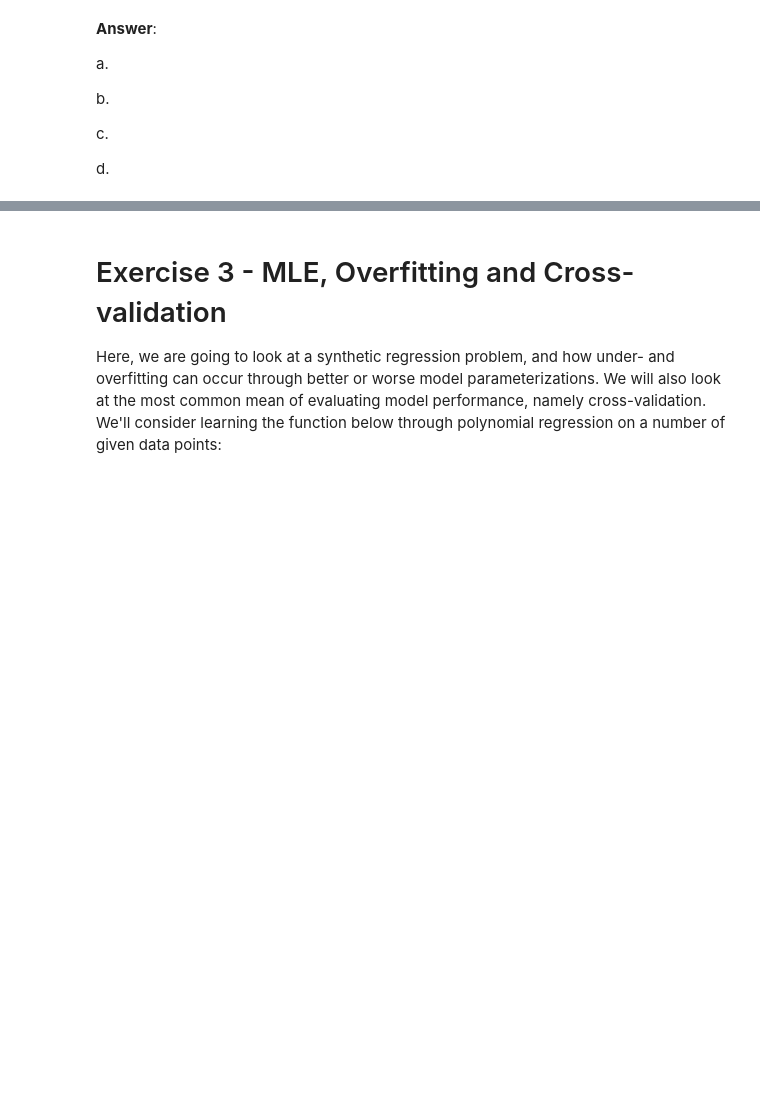
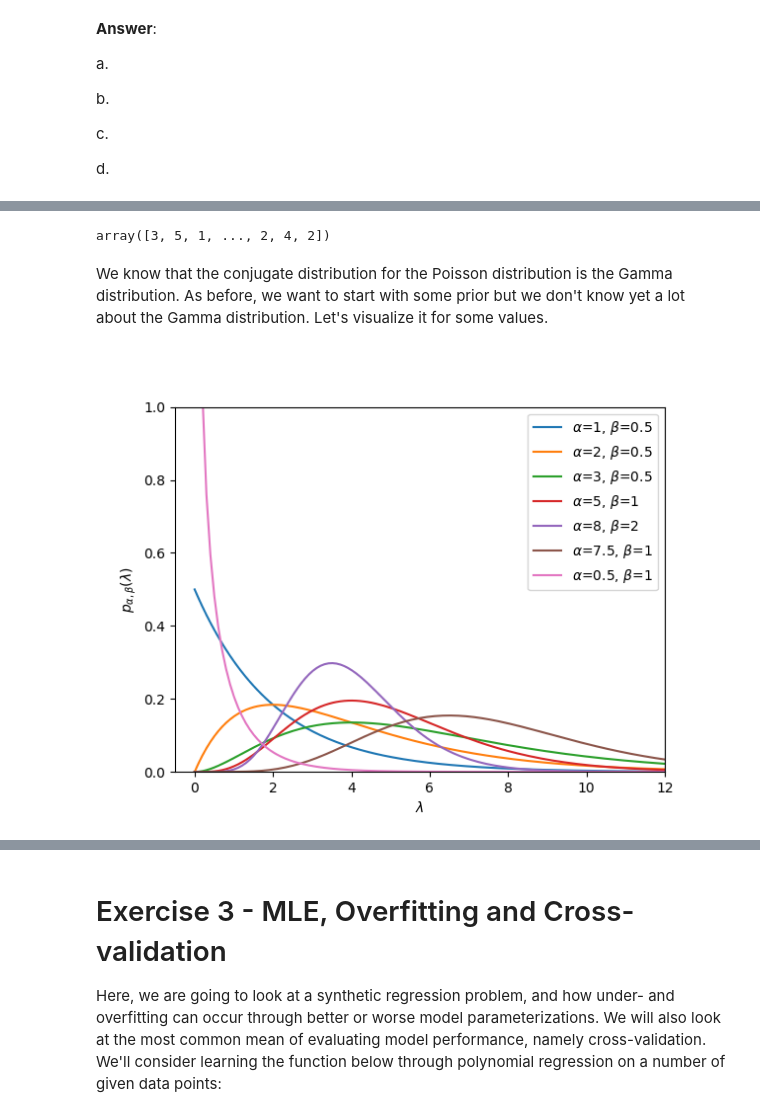
Before and after one commit to hvarfner/EDAN95-Assignment-2, a Jupyter notebook: applied_ml_assignment_2.ipynb, the cells around one changed output, grey strips where cells are left out. Saved outputs shown, nothing was run; the diff lists cells and outputs as text; code cells hidden in the pictures; blank space fills up the shorter version.

```diff
--- a/applied_ml_assignment_2.ipynb
+++ b/applied_ml_assignment_2.ipynb
@@ -397,0 +467,22 @@ d.
+# %%
+goals = df_fourth_tier["totgoal"].to_numpy()
+goals
+# %% [output]
+array([3, 5, 1, ..., 2, 4, 2])
+# %% [markdown]
+We know that the conjugate distribution for the Poisson distribution is the Gamma distribution. As before, we want to start with some prior but we don't know yet a lot about the Gamma distribution. Let's visualize it for some values.
+# %%
+alphas = [1, 2, 3, 5, 8, 7.5, 0.5]
+betas  = [0.5, 0.5, 0.5, 1, 2, 1, 1]
+
+fig23, ax23 = plt.subplots()
+for _alpha, _beta in zip(alphas, betas):
+    ax23.plot(np.linspace(0,20,200), gamma_dist(a=_alpha, scale=1/_beta).pdf(np.linspace(0,20,200)), label=rf"$\alpha$={_alpha}, $\beta$={_beta}")
+ax23.set_ylim([0, 1])
+ax23.set_xlabel(r"$\lambda$")
+ax23.set_ylabel(r"$p_{\alpha, \beta}(\lambda)$")
+ax23.set_xlim([-0.5, 12])
+ax23.legend()
+plt.show()
+# %% [output]
+[figure, added]
```
Also changed, not shown: parts of 55 cells of this notebook, 1 other file.
